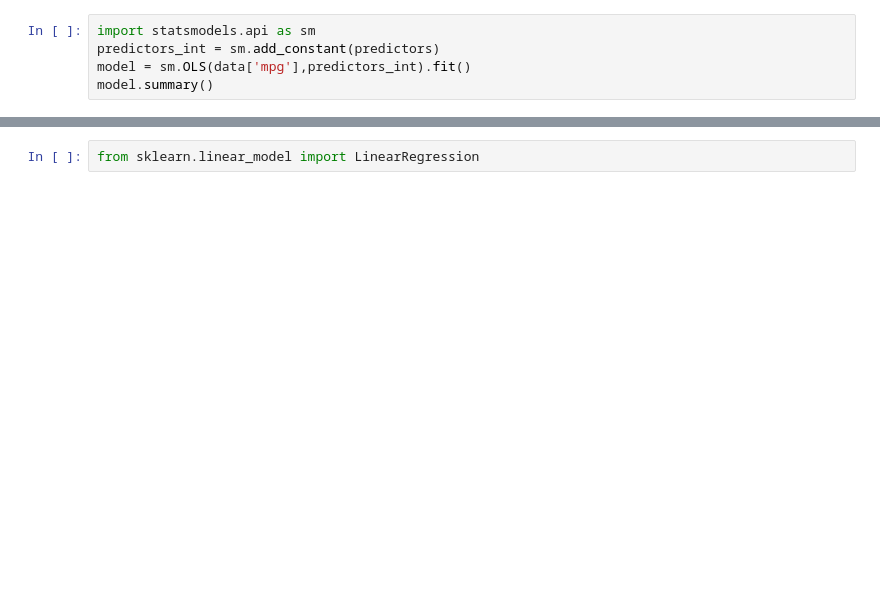
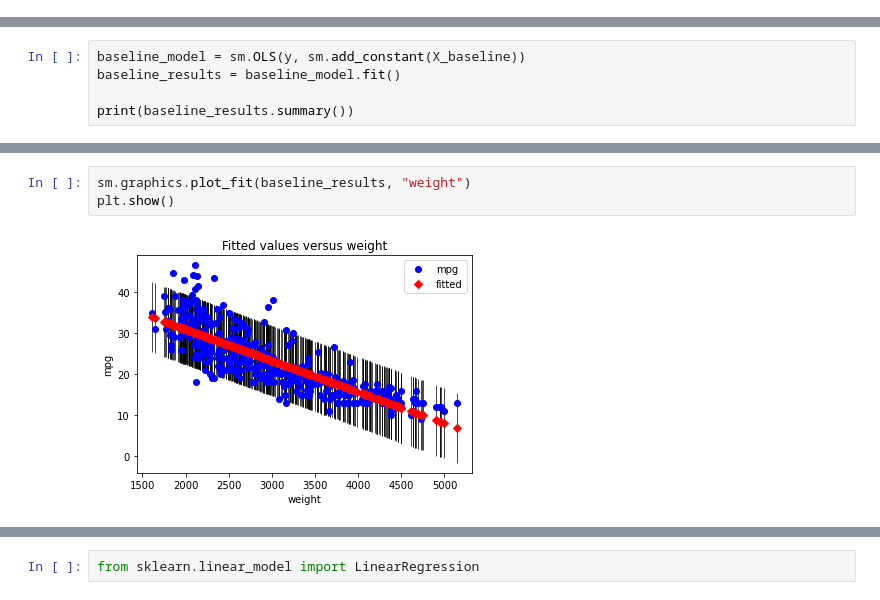
Before and after one commit to learn-co-curriculum/dsc-multiple-linear-regression-in-statsmodels-v2-5, a Jupyter notebook: index.ipynb, the cells around one changed output, grey strips where cells are left out. Drawn from its saved outputs; the diff is of its cells as text; blank space fills up the shorter version.

Commit message:
remove preprocessing, iteratively build models

```diff
--- a/index.ipynb
+++ b/index.ipynb
@@ -127,5 +0,0 @@ Or even easier, simply use the `ols()` function from `statsmodels.api`. The adva
-# %%
-import statsmodels.api as sm
-predictors_int = sm.add_constant(predictors)
-model = sm.OLS(data['mpg'],predictors_int).fit()
-model.summary()
@@ -162,0 +89,5 @@ You can also repeat this process using scikit-learn. The code to do this can be
+# %%
+baseline_model = sm.OLS(y, sm.add_constant(X_baseline))
+baseline_results = baseline_model.fit()
+
+print(baseline_results.summary())
@@ -162,0 +128,5 @@ You can also repeat this process using scikit-learn. The code to do this can be
+# %%
+sm.graphics.plot_fit(baseline_results, "weight")
+plt.show()
+# %% [output]
+[figure, added]
```
Also changed, not shown: parts of 72 cells of this notebook, 13 other files.
